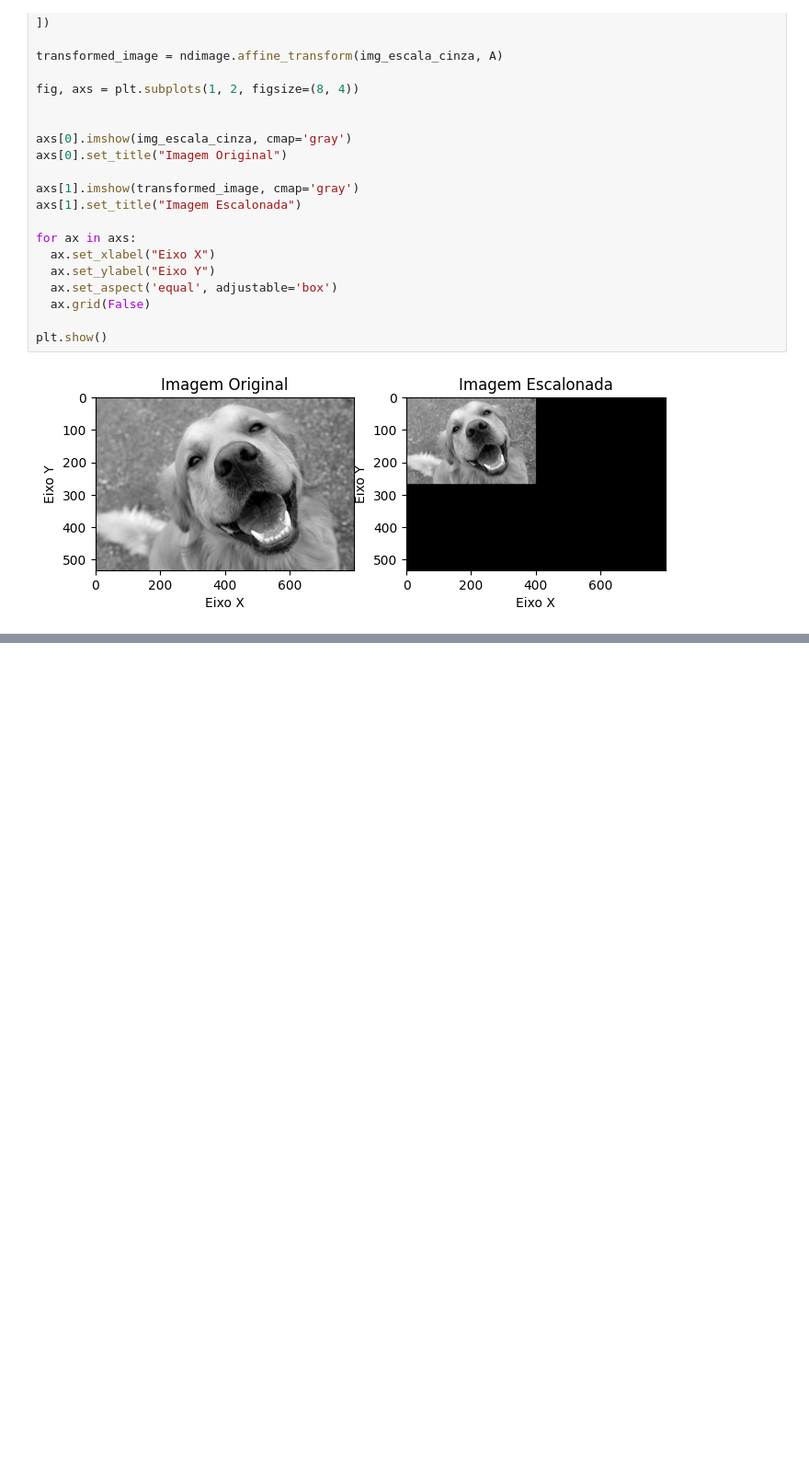
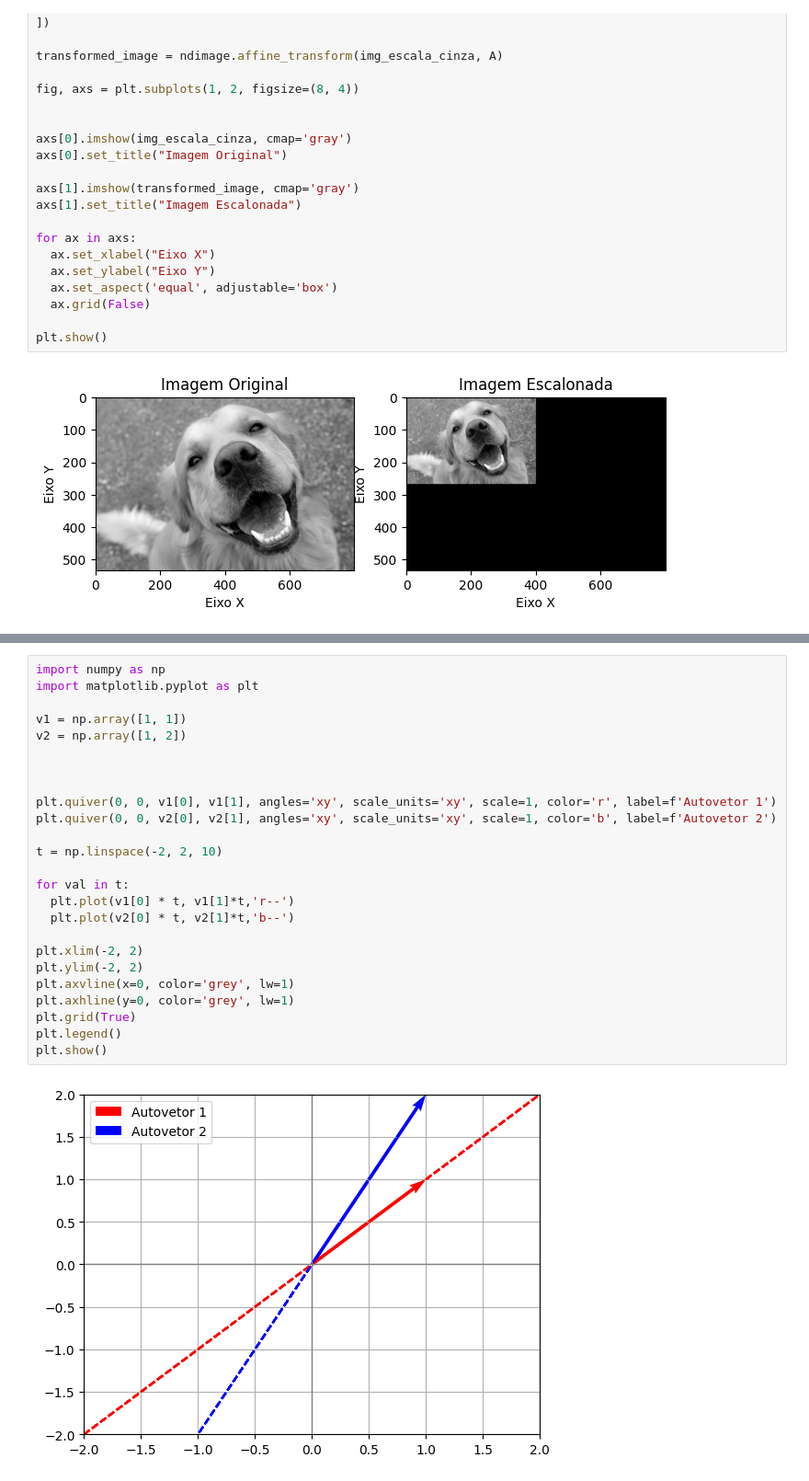
Before and after one commit to miller00315/ia_studies, a Jupyter notebook: lets_code_preparaçao.ipynb, the cells around one changed output, grey strips where cells are left out. Shown at 92% size. Saved outputs shown, nothing was run; the diff lists cells and outputs as text; blank space fills up the shorter version.

```diff
--- a/lets_code_preparaçao.ipynb
+++ b/lets_code_preparaçao.ipynb
@@ -646,0 +723,27 @@ plt.show()
+# %%
+import numpy as np
+import matplotlib.pyplot as plt
+
+v1 = np.array([1, 1])
+v2 = np.array([1, 2])
+
+
+
+plt.quiver(0, 0, v1[0], v1[1], angles='xy', scale_units='xy', scale=1, color='r', label=f'Autovetor 1')
+plt.quiver(0, 0, v2[0], v2[1], angles='xy', scale_units='xy', scale=1, color='b', label=f'Autovetor 2')
+
+t = np.linspace(-2, 2, 10)
+
+for val in t:
+  plt.plot(v1[0] * t, v1[1]*t,'r--')
+  plt.plot(v2[0] * t, v2[1]*t,'b--')
+
+plt.xlim(-2, 2)
+plt.ylim(-2, 2)
+plt.axvline(x=0, color='grey', lw=1)
+plt.axhline(y=0, color='grey', lw=1)
+plt.grid(True)
+plt.legend()
+plt.show()
+# %% [output]
+[figure, added]
```
Also changed, not shown: parts of 31 cells of this notebook.
